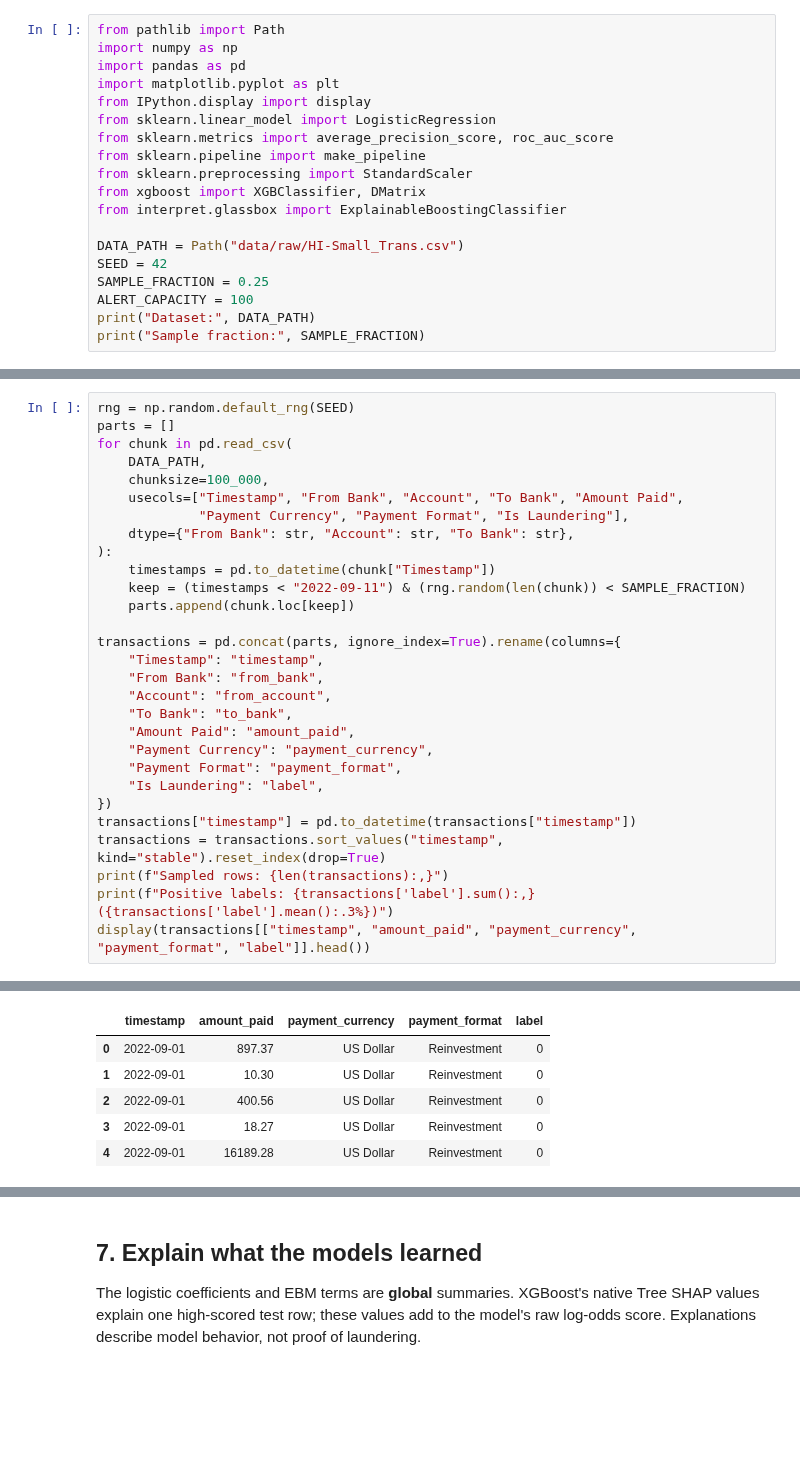
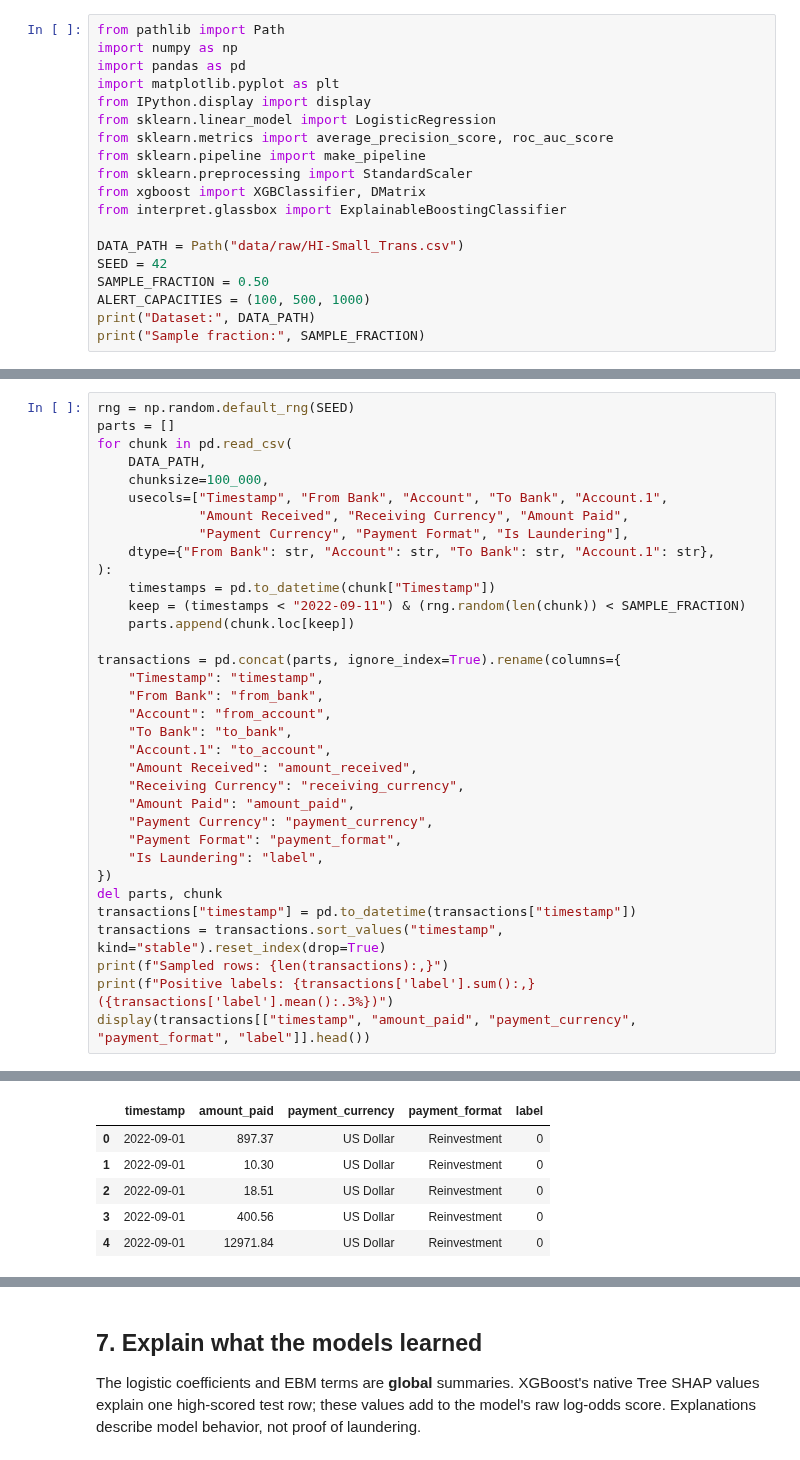
Before and after one commit to codewithdaniel1/Explainable-AML-Transaction-Monitoring, a Jupyter notebook: aml_modeling.ipynb, the cells around one changed output, grey strips where cells are left out. Cells and saved outputs as stored; diff of their text form; blank space fills up the shorter version.

```diff
--- a/aml_modeling.ipynb
+++ b/aml_modeling.ipynb
@@ -23,8 +23,8 @@ from interpret.glassbox import ExplainableBoostingClassifier
 
 DATA_PATH = Path("data/raw/HI-Small_Trans.csv")
 SEED = 42
-SAMPLE_FRACTION = 0.25
-ALERT_CAPACITY = 100
+SAMPLE_FRACTION = 0.50
+ALERT_CAPACITIES = (100, 500, 1000)
 print("Dataset:", DATA_PATH)
 print("Sample fraction:", SAMPLE_FRACTION)
 # %% [output]
@@ -40,9 +40,10 @@ parts = []
 for chunk in pd.read_csv(
     DATA_PATH,
     chunksize=100_000,
-    usecols=["Timestamp", "From Bank", "Account", "To Bank", "Amount Paid",
+    usecols=["Timestamp", "From Bank", "Account", "To Bank", "Account.1",
+             "Amount Received", "Receiving Currency", "Amount Paid",
              "Payment Currency", "Payment Format", "Is Laundering"],
-    dtype={"From Bank": str, "Account": str, "To Bank": str},
+    dtype={"From Bank": str, "Account": str, "To Bank": str, "Account.1": str},
 ):
     timestamps = pd.to_datetime(chunk["Timestamp"])
     keep = (timestamps < "2022-09-11") & (rng.random(len(chunk)) < SAMPLE_FRACTION)
@@ -53,11 +54,15 @@ transactions = pd.concat(parts, ignore_index=True).rename(columns={
     "From Bank": "from_bank",
     "Account": "from_account",
     "To Bank": "to_bank",
+    "Account.1": "to_account",
+    "Amount Received": "amount_received",
+    "Receiving Currency": "receiving_currency",
     "Amount Paid": "amount_paid",
     "Payment Currency": "payment_currency",
     "Payment Format": "payment_format",
     "Is Laundering": "label",
 })
+del parts, chunk
 transactions["timestamp"] = pd.to_datetime(transactions["timestamp"])
 transactions = transactions.sort_values("timestamp", kind="stable").reset_index(drop=True)
 print(f"Sampled rows: {len(transactions):,}")
@@ -69,7 +74,7 @@ Positive labels: 1,162 (0.092%)
 |  | timestamp | amount_paid | payment_currency | payment_format | label |
 | 0 | 2022-09-01 | 897.37 | US Dollar | Reinvestment | 0 |
 | 1 | 2022-09-01 | 10.30 | US Dollar | Reinvestment | 0 |
-| 2 | 2022-09-01 | 400.56 | US Dollar | Reinvestment | 0 |
-| 3 | 2022-09-01 | 18.27 | US Dollar | Reinvestment | 0 |
-| 4 | 2022-09-01 | 16189.28 | US Dollar | Reinvestment | 0 |
+| 2 | 2022-09-01 | 18.51 | US Dollar | Reinvestment | 0 |
+| 3 | 2022-09-01 | 400.56 | US Dollar | Reinvestment | 0 |
+| 4 | 2022-09-01 | 12971.84 | US Dollar | Reinvestment | 0 |
 # %% [markdown]
```
Also changed, not shown: parts of 15 cells of this notebook, 2 other files.
